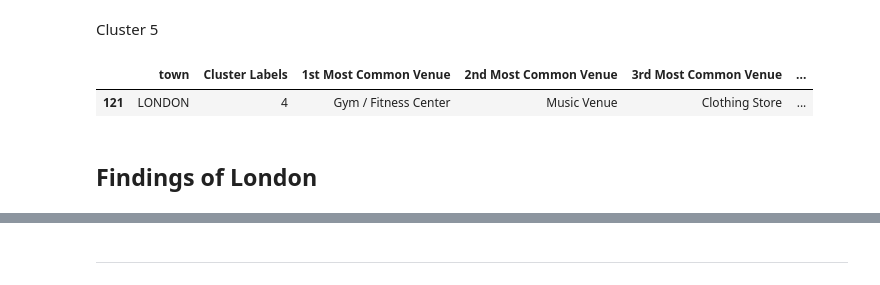
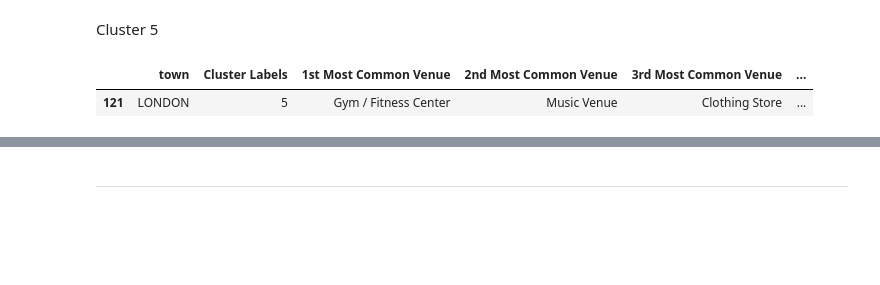
Before and after one commit to Thomas-George-T/A-Tale-of-Two-Cities, a Jupyter notebook: Tale_of_Two_Cities_A_Data_Science_Take.ipynb, the cells around one changed output, grey strips where cells are left out. Saved outputs shown, nothing was run; the diff lists cells and outputs as text; code cells hidden in the pictures; blank space fills up the shorter version.

```diff
--- a/Tale_of_Two_Cities_A_Data_Science_Take.ipynb
+++ b/Tale_of_Two_Cities_A_Data_Science_Take.ipynb
@@ -400,5 +470,5 @@ To proceed with the next part, we need to define Foursquare API credentials.
 Using Foursquare API, we are able to get the venue and venue categories around each neighbourhood in London.
 # %%
 CLIENT_ID = 'LDIJF4KI5VGMMA3NNDLFZWHR12TCMNTUL0TUC3QPZ3SJD040'
-CLIENT_SECRET = 'D5FECV3TLYRAYS5ROF0MGXFDLY3UBSQOZPOFHJRKTIUV542X'
+CLIENT_SECRET = '0DXHVDFCZXNXFSLOFGOONJSS35KH4NAZXZN2AAAX5GCZVVTH'
 VERSION = '20180605' # Foursquare API version
@@ -627,7 +701,7 @@ array([1, 4, 3, 1, ..., 1, 1, 1, 1], dtype=int32)
 # %% [markdown]
 So our model has labeled the city
 # %%
-neighborhoods_venues_sorted_london.insert(0, 'Cluster Labels', kmeans_london.labels_)
+neighborhoods_venues_sorted_london.insert(0, 'Cluster Labels', kmeans_london.labels_ +1)
 # %% [markdown]
 Join London_merged with our neighbourhood venues sorted to add latitude & longitude for each of the neighborhood to prepare it for plotting
 # %%
@@ -726,9 +800,7 @@ london_data_nonan.loc[london_data_nonan['Cluster Labels'] == 3, london_data_nona
 # %% [markdown]
 Cluster 5
 # %%
-london_data_nonan.loc[london_data_nonan['Cluster Labels'] == 4, london_data_nonan.columns[[1] + list(range(5, london_data_nonan.shape[1]))]]
+london_data_nonan.loc[london_data_nonan['Cluster Labels'] == 5, london_data_nonan.columns[[1] + list(range(5, london_data_nonan.shape[1]))]]
 # %% [output]
 |  | town | Cluster Labels | 1st Most Common Venue | 2nd Most Common Venue | 3rd Most Common Venue | ... |
-| 121 | LONDON | 4 | Gym / Fitness Center | Music Venue | Clothing Store | ... |
+| 121 | LONDON | 5 | Gym / Fitness Center | Music Venue | Clothing Store | ... |
-# %% [markdown]
-## Findings of London
```
Also changed, not shown: parts of 58 cells of this notebook.
